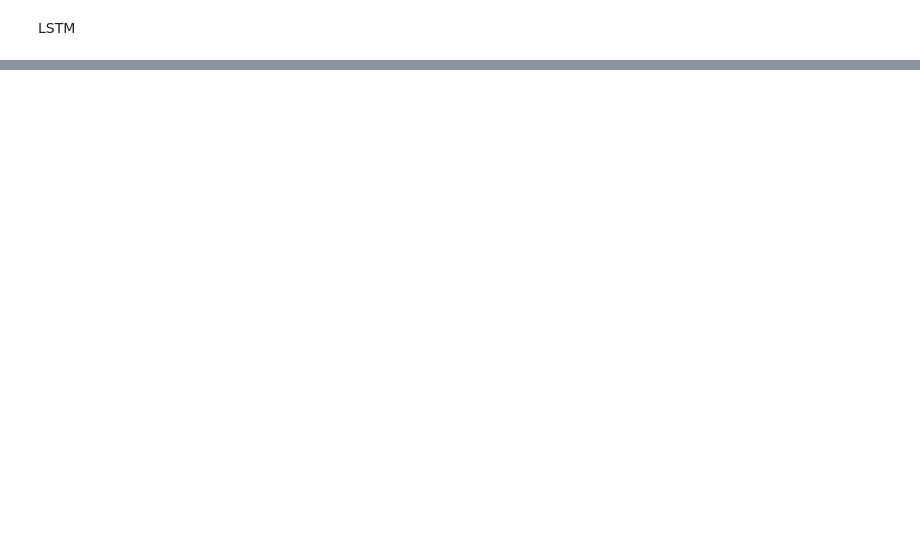
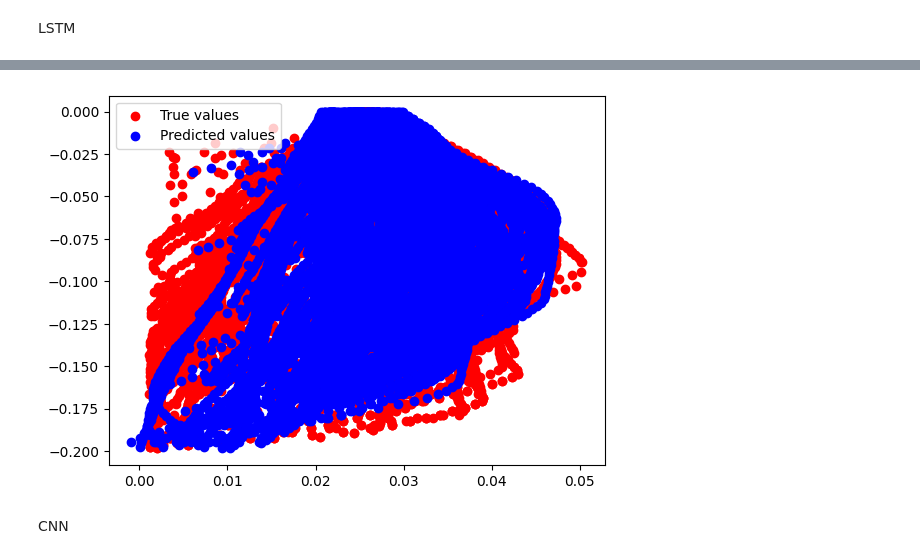
Before and after one commit to 21cs053jay/IITGN, a Jupyter notebook: Sentaurus/Data/all_data_extra.ipynb, the cells around one changed output, grey strips where cells are left out. Cells and saved outputs as stored; diff of their text form; code cells hidden in the pictures; blank space fills up the shorter version.

```diff
--- a/Sentaurus/Data/all_data_extra.ipynb
+++ b/Sentaurus/Data/all_data_extra.ipynb
@@ -394,0 +380,28 @@ plt.legend()
+# %%
+import tensorflow as tf
+from tensorflow.keras.models import Sequential
+from tensorflow.keras.layers import LSTM, Dense, Bidirectional
+from keras.callbacks import EarlyStopping
+
+
+def create_lstm_model(input_shape):
+    model = Sequential()
+    model.add(Bidirectional(LSTM(200, input_shape=input_shape, return_sequences=True, activation='relu')))
+    model.add(Bidirectional(LSTM(150, dropout=0.5, return_sequences=True, activation='relu')))
+    model.add(Bidirectional(LSTM(100, dropout=0.4, return_sequences=True, activation='relu')))
+    model.add(Bidirectional(LSTM(50, return_sequences=True, activation='relu')))
+    model.add(Bidirectional(LSTM(10, activation='relu')))
+    model.add(Dense(1))  # Assuming 2 target variables
+    model.compile(optimizer='adam', loss='mae')
+    return model
+# %%
+# Build and train the model
+lstm_model_1 = create_lstm_model(input_shape=(X_train_scaled_reshaped.shape[1], X_train_scaled_reshaped.shape[2]))
+early_stopping = EarlyStopping(monitor='val_loss', patience=5, min_delta=0.0001, verbose=1)
+history = lstm_model_1.fit(X_train_scaled_reshaped, y_scale_arr, epochs=100, batch_size=64, verbose=1, validation_data=(X_test_scaled_reshaped, y_scale_t_arr), callbacks=[early_stopping])
+
+# val_loss = model.evaluate(X_valid_scaled_reshaped,y_scale_v_arr)
+# print(f'Validation Loss: {val_loss}')
+
+# Predict on the test set
+y_pred = lstm_model_1.predict(X_test_scaled_reshaped)
@@ -394,0 +544,9 @@ plt.legend()
+# %%
+plt.scatter(y_test.iloc[:,0],x_test.iloc[:,0], c='red',label=f'True values')
+plt.scatter(predictions[:,0], X_test_plot[:,0],c='blue',label=f'Predicted values')
+plt.legend()
+plt.show()
+# %% [output]
+[figure, added]
+# %% [markdown]
+CNN
```
Also changed, not shown: parts of 55 cells of this notebook, 17 other files.
